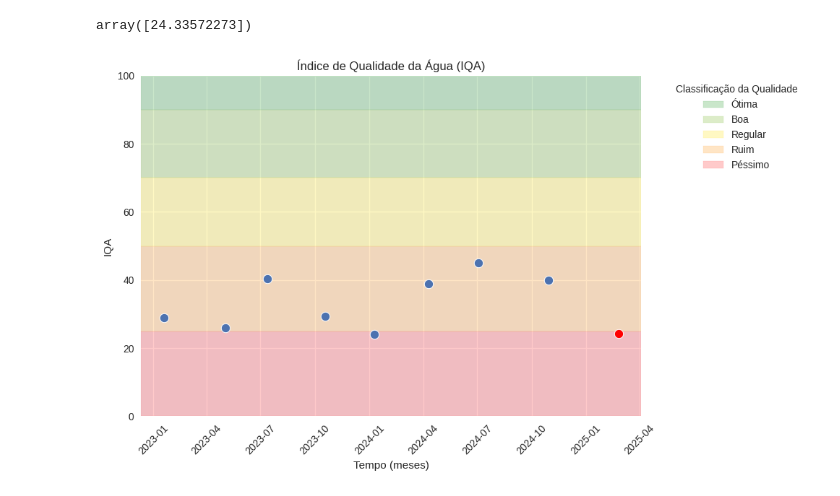
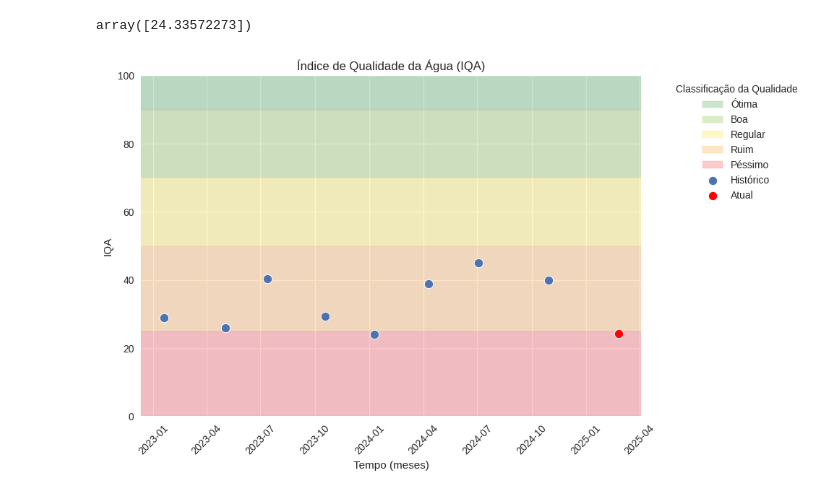
Before and after one commit to thevitorhideki/qta, a Jupyter notebook: dados_historicos.ipynb, the cells around one changed output. Drawn from its saved outputs; the diff is of its cells as text; code cells hidden in the pictures.

Commit message:
legenda

```diff
--- a/dados_historicos.ipynb
+++ b/dados_historicos.ipynb
@@ -493,33 +493,33 @@ plt.figure(figsize=(10, 6))
 
 # Define quality bands
 bands = [
     {'min': 90, 'max': 100, 'color': '#4CAF50', 'label': 'Ótima'},     # Dark green
     {'min': 70, 'max': 90, 'color': '#8BC34A', 'label': 'Boa'},        # Light green
     {'min': 50, 'max': 70, 'color': '#FFEB3B', 'label': 'Regular'},    # Yellow
     {'min': 25, 'max': 50, 'color': '#FFAB40', 'label': 'Ruim'},       # Orange
     {'min': 0, 'max': 25, 'color': '#FF5252', 'label': 'Péssimo'}      # Red
 ]
 
 # Add colored bands to the background
 for band in bands:
     plt.axhspan(band['min'], band['max'], alpha=0.3, color=band['color'], label=band['label'])
 
 # Plot the data points
-sns.scatterplot(data=df_iqa.iloc[:-1], x='Data', y='IQA', marker='o', s=80)
-sns.scatterplot(data=df_iqa.iloc[-1:], x='Data', y='IQA', marker='o', s=80, color='red')
+sns.scatterplot(data=df_iqa.iloc[:-1], x='Data', y='IQA', marker='o', s=80, label='Histórico')
+sns.scatterplot(data=df_iqa.iloc[-1:], x='Data', y='IQA', marker='o', s=80, color='red', label='Atual')
 
 plt.title('Índice de Qualidade da Água (IQA)')
 plt.xlabel('Tempo (meses)')
 plt.ylabel('IQA')
 plt.ylim(0, 100)
 plt.grid(True)
 
 plt.legend(bbox_to_anchor=(1.05, 1), loc='upper left', title='Classificação da Qualidade')
 
 # Improve x-axis date formatting if needed
 plt.xticks(rotation=45)
 plt.tight_layout()
 
 plt.show()
 # %% [output]
-[figure, old version]
+[figure, new version]
```
